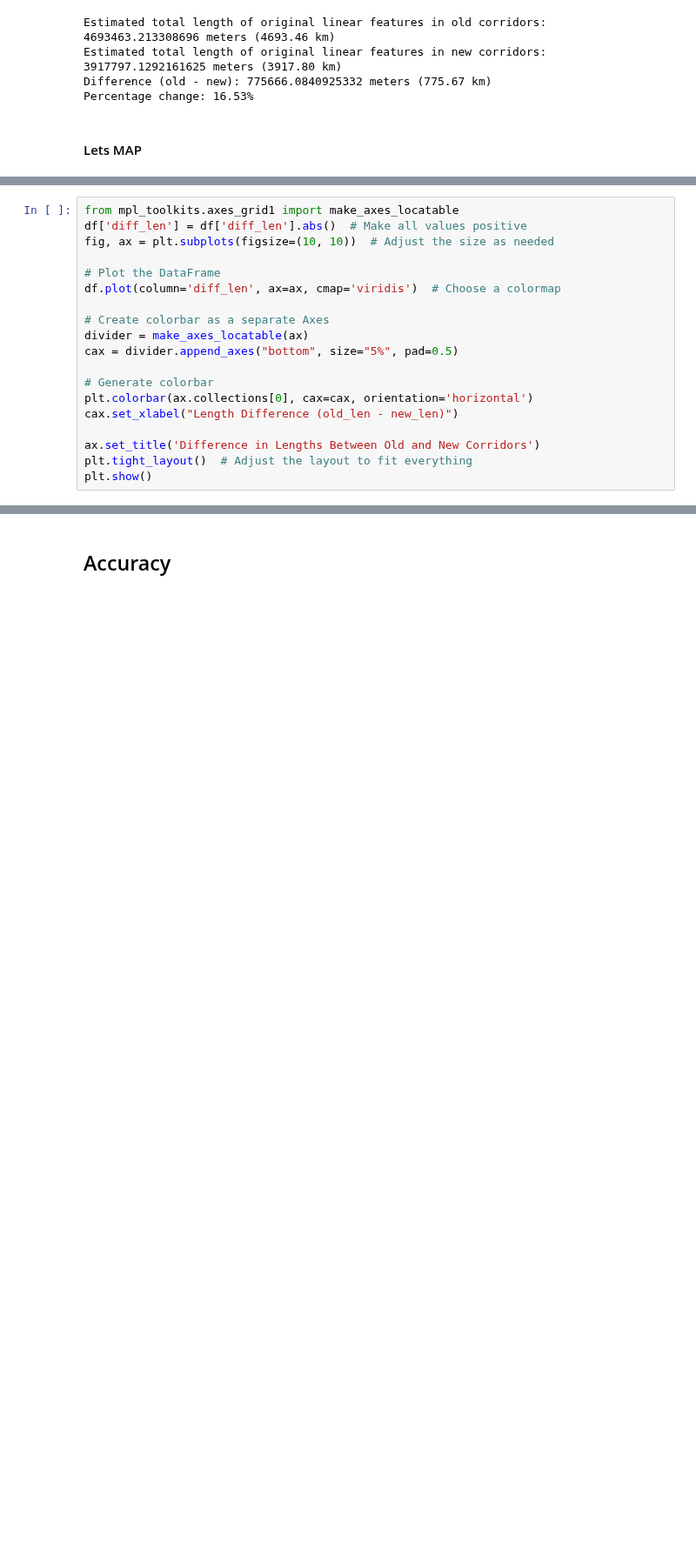
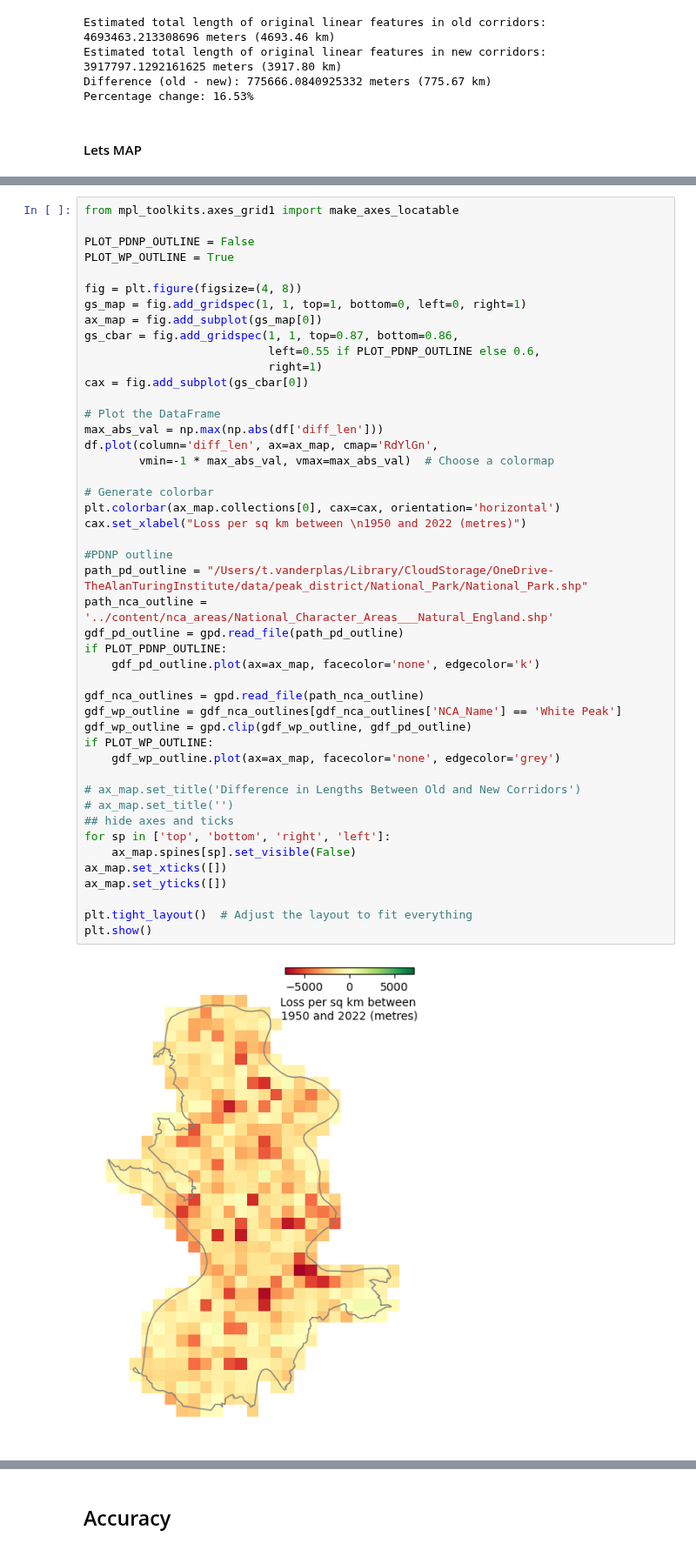
Before and after one commit to pdnpa/cnn-boundaries, a Jupyter notebook: notebooks/label-analysis.ipynb, the cells around one changed output, grey strips where cells are left out. Shown at 87% size. Drawn from its saved outputs; the diff is of its cells as text; blank space fills up the shorter version.

Commit message:
updated map plot

```diff
--- a/notebooks/label-analysis.ipynb
+++ b/notebooks/label-analysis.ipynb
@@ -208,22 +213,3 @@ Total Old Length: 4834.25 km
 Total New Length: 4035.61 km
 Total Length Difference: -798.64 km
 Average Percentage Difference: -17.22%
-# %%
-from mpl_toolkits.axes_grid1 import make_axes_locatable
-df['diff_len'] = df['diff_len'].abs()  # Make all values positive
-fig, ax = plt.subplots(figsize=(10, 10))  # Adjust the size as needed
-
-# Plot the DataFrame
-df.plot(column='diff_len', ax=ax, cmap='viridis')  # Choose a colormap
-
-# Create colorbar as a separate Axes
-divider = make_axes_locatable(ax)
-cax = divider.append_axes("bottom", size="5%", pad=0.5)
-
-# Generate colorbar
-plt.colorbar(ax.collections[0], cax=cax, orientation='horizontal')
-cax.set_xlabel("Length Difference (old_len - new_len)")
-
-ax.set_title('Difference in Lengths Between Old and New Corridors')
-plt.tight_layout()  # Adjust the layout to fit everything
-plt.show()
@@ -231,0 +216,48 @@ plt.show()
+# %%
+from mpl_toolkits.axes_grid1 import make_axes_locatable
+
+PLOT_PDNP_OUTLINE = False
+PLOT_WP_OUTLINE = True
+
+fig = plt.figure(figsize=(4, 8))
+gs_map = fig.add_gridspec(1, 1, top=1, bottom=0, left=0, right=1)
+ax_map = fig.add_subplot(gs_map[0])
+gs_cbar = fig.add_gridspec(1, 1, top=0.87, bottom=0.86,
+                           left=0.55 if PLOT_PDNP_OUTLINE else 0.6,
+                           right=1)
+cax = fig.add_subplot(gs_cbar[0])
+
+# Plot the DataFrame
+max_abs_val = np.max(np.abs(df['diff_len']))
+df.plot(column='diff_len', ax=ax_map, cmap='RdYlGn',
+        vmin=-1 * max_abs_val, vmax=max_abs_val)  # Choose a colormap
+
+# Generate colorbar
+plt.colorbar(ax_map.collections[0], cax=cax, orientation='horizontal')
+cax.set_xlabel("Loss per sq km between \n1950 and 2022 (metres)")
+
+#PDNP outline
+path_pd_outline = "/Users/t.vanderplas/Library/CloudStorage/OneDrive-TheAlanTuringInstitute/data/peak_district/National_Park/National_Park.shp"
+path_nca_outline = '../content/nca_areas/National_Character_Areas___Natural_England.shp'
+gdf_pd_outline = gpd.read_file(path_pd_outline)
+if PLOT_PDNP_OUTLINE:
+    gdf_pd_outline.plot(ax=ax_map, facecolor='none', edgecolor='k')
+
+gdf_nca_outlines = gpd.read_file(path_nca_outline)
+gdf_wp_outline = gdf_nca_outlines[gdf_nca_outlines['NCA_Name'] == 'White Peak']
+gdf_wp_outline = gpd.clip(gdf_wp_outline, gdf_pd_outline)
+if PLOT_WP_OUTLINE:
+    gdf_wp_outline.plot(ax=ax_map, facecolor='none', edgecolor='grey')
+
+# ax_map.set_title('Difference in Lengths Between Old and New Corridors')
+# ax_map.set_title('')
+## hide axes and ticks
+for sp in ['top', 'bottom', 'right', 'left']:
+    ax_map.spines[sp].set_visible(False)
+ax_map.set_xticks([])
+ax_map.set_yticks([])
+
+plt.tight_layout()  # Adjust the layout to fit everything
+plt.show()
+# %% [output]
+[figure, added]
```
Also changed, not shown: parts of 7 cells of this notebook.
